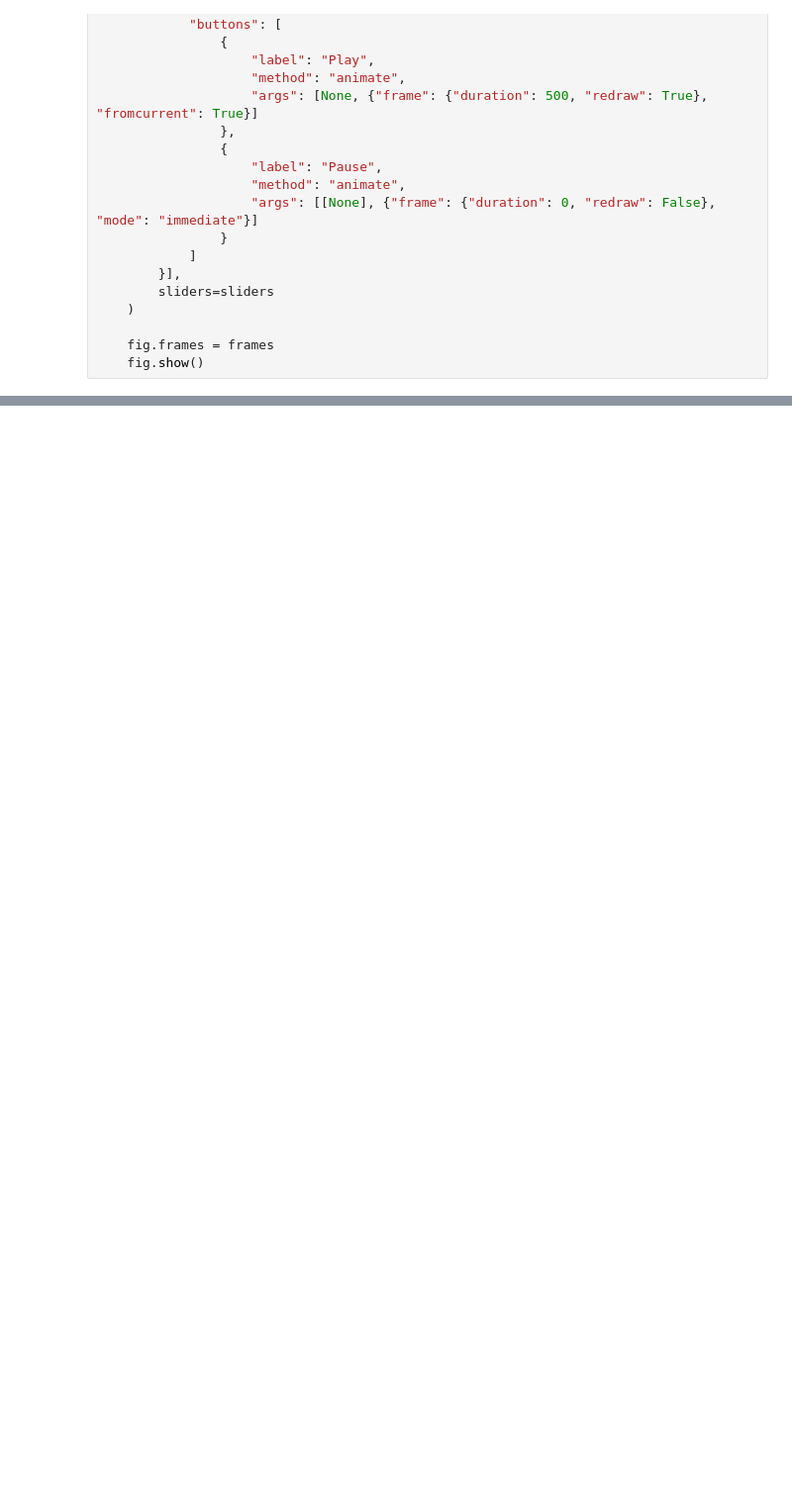
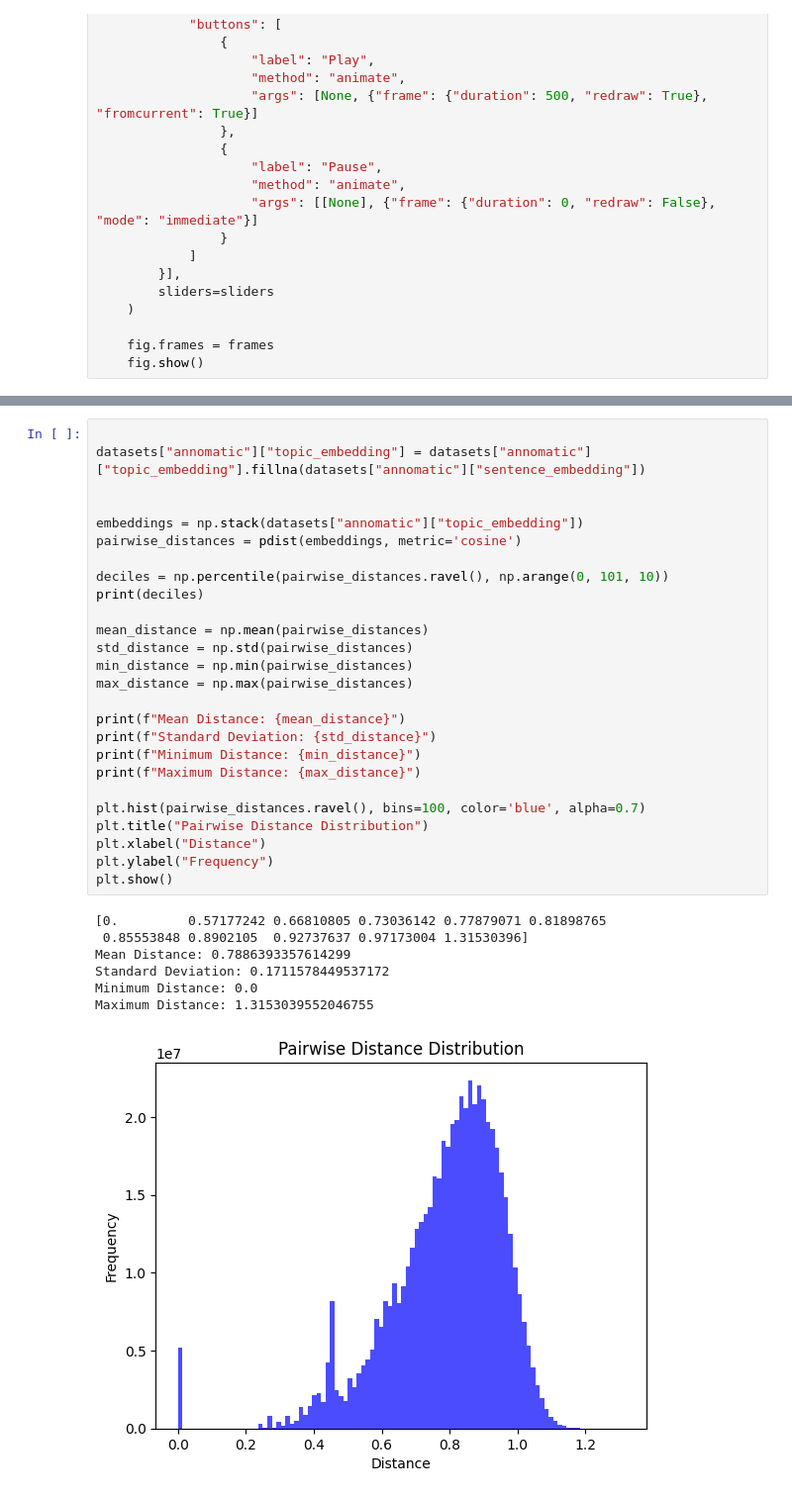
Before and after one commit to SofiaKarsaclian/dataset-diversity, a Jupyter notebook: notebooks/check_subsampling.ipynb, the cells around one changed output, grey strips where cells are left out. Shown at 99% size. Cells and saved outputs as stored; diff of their text form; blank space fills up the shorter version.

```diff
--- a/notebooks/check_subsampling.ipynb
+++ b/notebooks/check_subsampling.ipynb
@@ -158,0 +305,34 @@ for dataset_name, df in datasets.items():
+# %%
+
+datasets["annomatic"]["topic_embedding"] = datasets["annomatic"]["topic_embedding"].fillna(datasets["annomatic"]["sentence_embedding"])
+
+
+embeddings = np.stack(datasets["annomatic"]["topic_embedding"])
+pairwise_distances = pdist(embeddings, metric='cosine')
+
+deciles = np.percentile(pairwise_distances.ravel(), np.arange(0, 101, 10))
+print(deciles)
+
+mean_distance = np.mean(pairwise_distances)
+std_distance = np.std(pairwise_distances)
+min_distance = np.min(pairwise_distances)
+max_distance = np.max(pairwise_distances)
+
+print(f"Mean Distance: {mean_distance}")
+print(f"Standard Deviation: {std_distance}")
+print(f"Minimum Distance: {min_distance}")
+print(f"Maximum Distance: {max_distance}")
+
+plt.hist(pairwise_distances.ravel(), bins=100, color='blue', alpha=0.7)
+plt.title("Pairwise Distance Distribution")
+plt.xlabel("Distance")
+plt.ylabel("Frequency")
+plt.show()
+# %% [output]
+[0.         0.57177242 0.66810805 0.73036142 0.77879071 0.81898765
+ 0.85553848 0.8902105  0.92737637 0.97173004 1.31530396]
+Mean Distance: 0.7886393357614299
+Standard Deviation: 0.1711578449537172
+Minimum Distance: 0.0
+Maximum Distance: 1.3153039552046755
+[figure, added]
```
Also changed, not shown: parts of 16 cells of this notebook, 45 other files.
